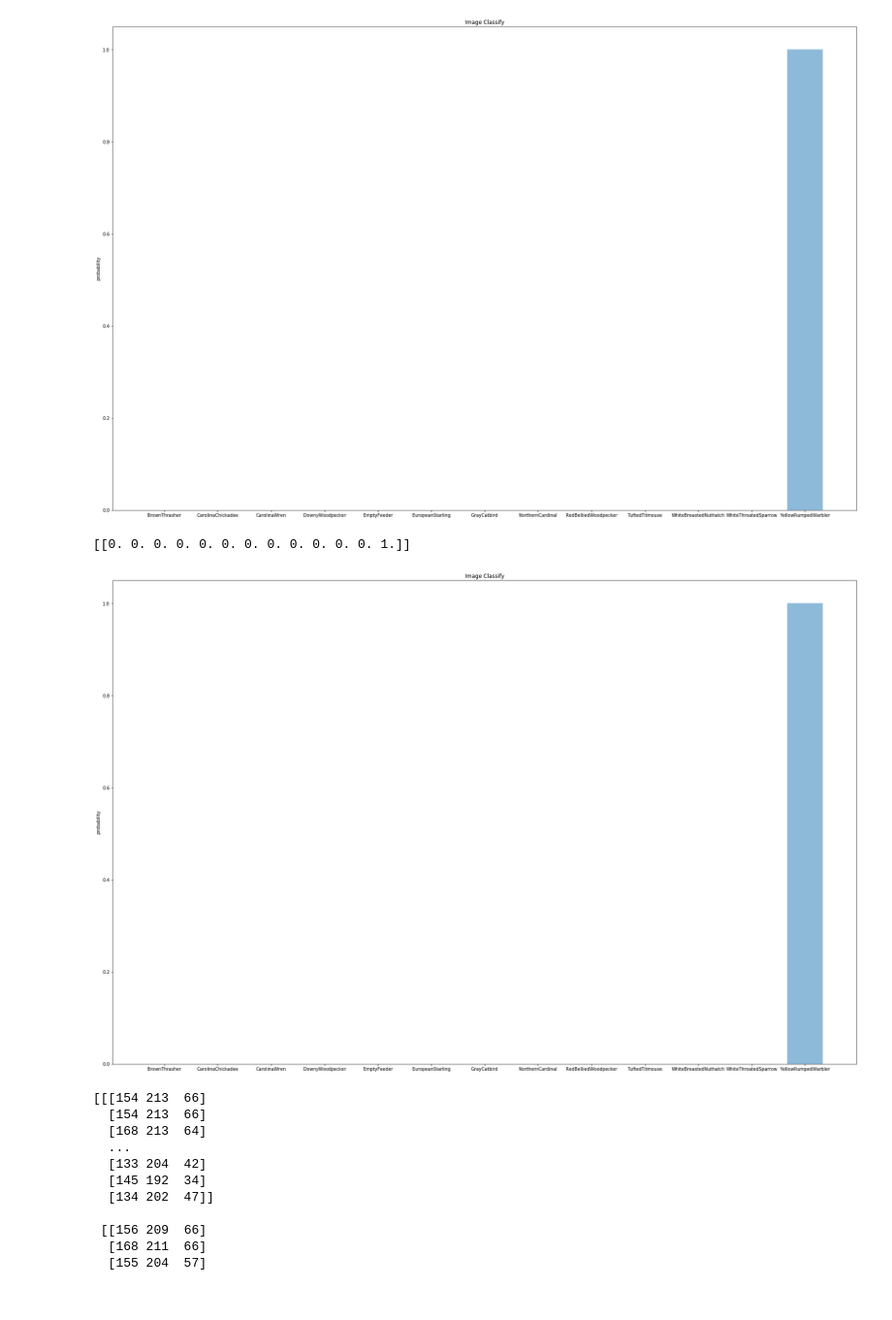
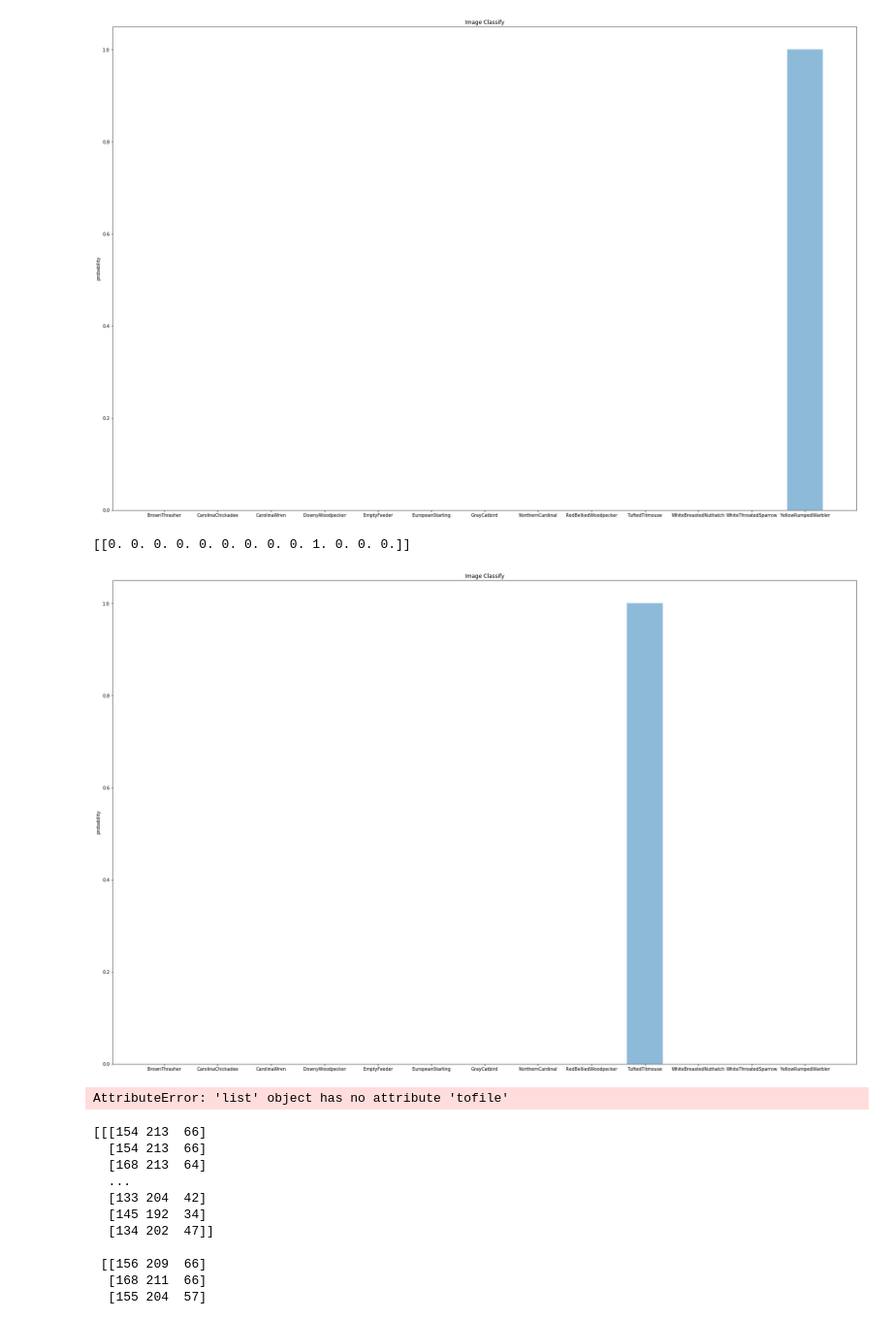
Before and after one commit to Hammad-H/BirdClassifier, a Jupyter notebook: foolbox.ipynb, the cells around one changed output. Shown at 97% size. Saved outputs shown, nothing was run; the diff lists cells and outputs as text; code cells hidden in the pictures.

```diff
--- a/foolbox.ipynb
+++ b/foolbox.ipynb
@@ -18,12 +18,11 @@ import os
 from scipy.misc import imread,imresize
 import matplotlib.pyplot as plt
 
-img = mpimg.imread("adv/original.jpg")
-keras.backend.set_learning_phase(0)
-network = load_model("classifier(new_data).h5")
+img = mpimg.imread("SAMPLE/2014-04-01 13.43.08.jpg")
+network = load_model("classifier(final).h5")
 fmodel = KerasModel(network, bounds = (0, 255), preprocessing = (0, 1))
 criterion3 = TargetClassProbability(12, 0.95)
-adversarial = Adversarial(fmodel, criterion = criterion3, original_image = img, original_class = 8, distance = Linfinity)
+adversarial = Adversarial(fmodel, criterion = criterion3, original_image = img, original_class = 0, distance = Linfinity)
 # %% [output]
 Using TensorFlow backend.
 WARNING:tensorflow:Variable *= will be deprecated. Use variable.assign_mul if you want assignment to the variable value or 'x = x * y' if you want a new python Tensor object.
@@ -121,40 +125,43 @@ adverse = np.round(adversarial_image)
 matplotlib.image.imsave('adv/attacker1.jpg', adverse/255, format = 'png')
 # %%
 import PIL.Image
-x = PIL.Image.open('adv/attacker1.jpg')
+x = PIL.Image.open('SAMPLE/2014-04-01 13.43.08_TuftedTitmouse.png')
 x = np.array(x)
 x =  x[...,:3]
 x = x.reshape((1,) + x.shape)
 
 
 #x = x/255.
 
 from keras import optimizers
 optim = optimizers.rmsprop(lr = 0.0001, decay = 1e-6)
 
 network.compile(loss = 'categorical_crossentropy',
                 optimizer = optim,
                 metrics = ['accuracy'])
 pred = network.predict(x)
 print(pred)
 categories = os.listdir("data/train")
 while len(categories) != 13:
   del categories[0]
 
 
 plt.figure(figsize=(30, 20))
 y_pos = np.arange(len(categories))
 performance = pred[0]
 
 plt.bar(y_pos, performance, 1/1.5 ,align='center', alpha=0.5)
 plt.xticks(y_pos, categories)
 plt.ylabel('probability')
 plt.title('Image Classify')
 
 plt.show()
+pred[0].tofile('SAMPLE/Adv_predictions.csv' , sep='\n',format='%10.5f')
+categories.tofile('SAMPLE/classes.csv' , sep='\n',format='%10.5f')
 # %% [output]
-[[0. 0. 0. 0. 0. 0. 0. 0. 0. 0. 0. 0. 1.]]
+[[0. 0. 0. 0. 0. 0. 0. 0. 0. 1. 0. 0. 0.]]
-[figure, old version]
+[figure, new version]
+AttributeError: 'list' object has no attribute 'tofile'
 # %%
 import cv2
 x = cv2.imread("adv/attacker12.png")
```
Also changed, not shown: parts of 5 cells of this notebook.
